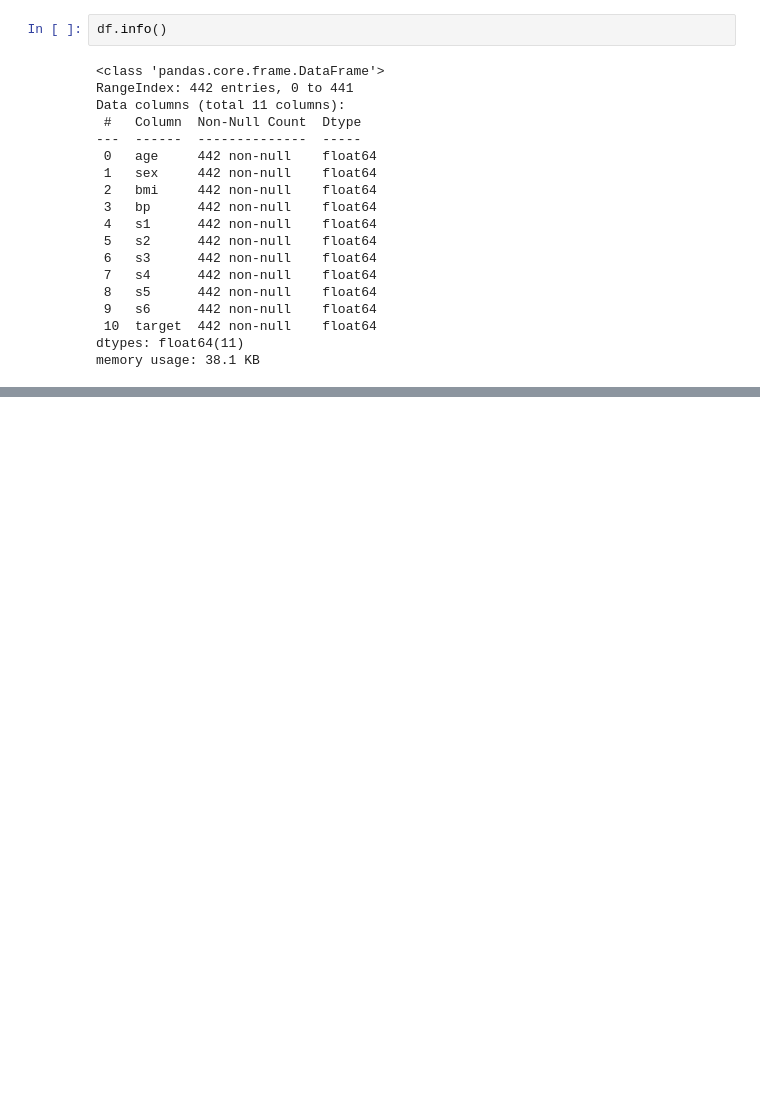
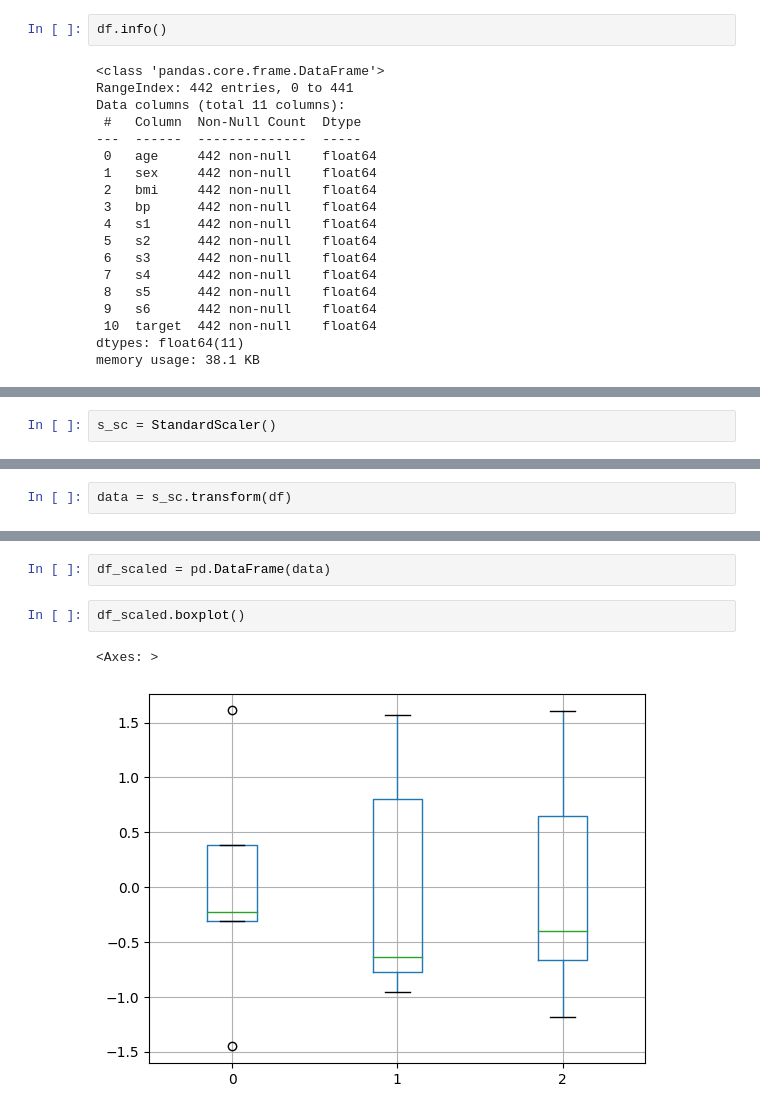
Before and after one commit to JoseJesusLaCasaNieto/Mastermind, a Jupyter notebook: Machine_Learning_I_Regression/Projects/Linear_Regression_Project.ipynb, the cells around one changed output, grey strips where cells are left out. Cells and saved outputs as stored; diff of their text form; blank space fills up the shorter version.

```diff
--- a/Machine_Learning_I_Regression/Projects/Linear_Regression_Project.ipynb
+++ b/Machine_Learning_I_Regression/Projects/Linear_Regression_Project.ipynb
@@ -174,0 +221,2 @@ memory usage: 38.1 KB
+# %%
+s_sc = StandardScaler()
@@ -174,0 +227,2 @@ memory usage: 38.1 KB
+# %%
+data = s_sc.transform(df)
@@ -174,0 +237,7 @@ memory usage: 38.1 KB
+# %%
+df_scaled = pd.DataFrame(data)
+# %%
+df_scaled.boxplot()
+# %% [output]
+<Axes: >
+[figure, added]
```
Also changed, not shown: parts of 14 cells of this notebook.
